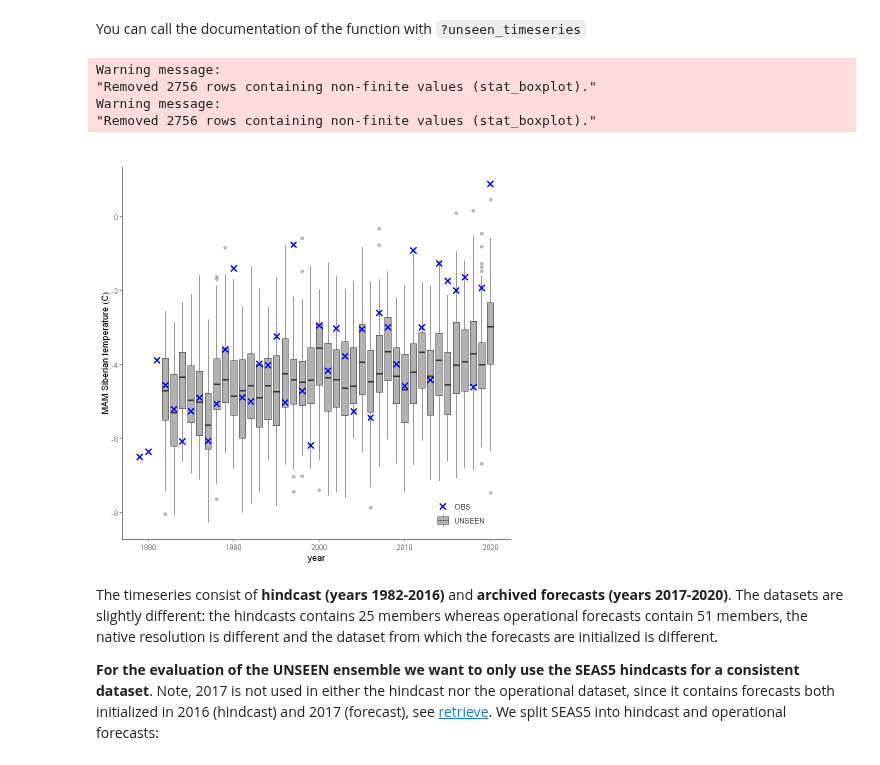
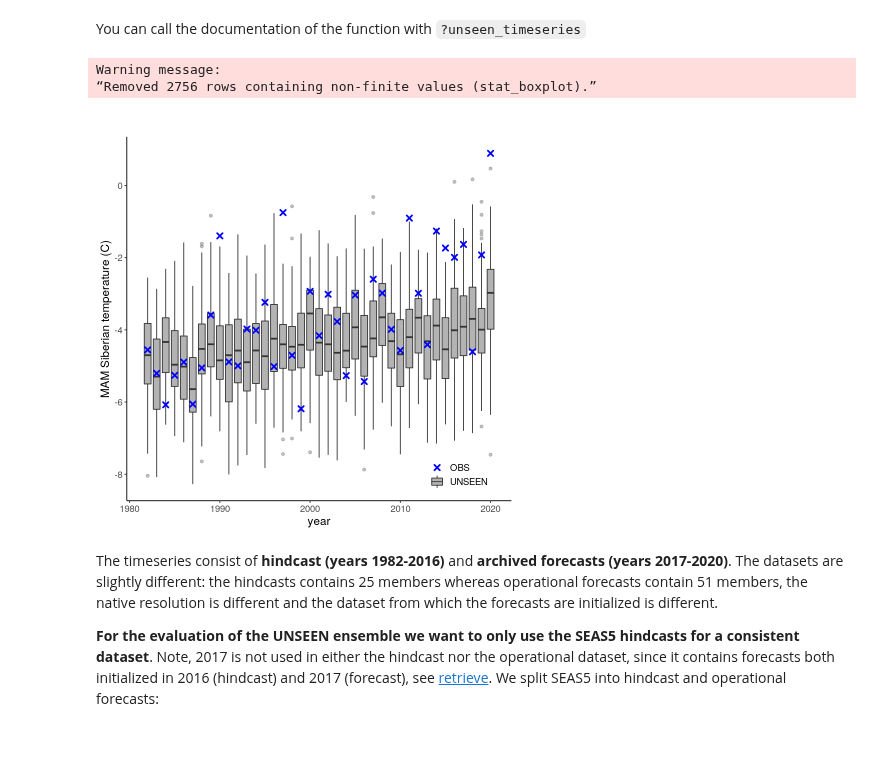
Before and after one commit to ECMWFCode4Earth/UNSEEN-open, a Jupyter notebook: doc/Notebooks/examples/Siberian_Heatwave.ipynb, the cells around one changed output. Drawn from its saved outputs; the diff is of its cells as text; code cells hidden in the pictures.

```diff
--- a/doc/Notebooks/examples/Siberian_Heatwave.ipynb
+++ b/doc/Notebooks/examples/Siberian_Heatwave.ipynb
@@ -119,24 +164,19 @@ We plot the timeseries of SEAS5 (UNSEEN) and ERA5 (OBS) for the the Siberian Hea
 # %% [markdown]
 You can call the documentation of the function with `?unseen_timeseries`
 # %%
-timeseries = unseen_timeseries(
+unseen_timeseries(
     ensemble = SEAS5_Siberia_events_zoomed_df,
-    obs = ERA5_Siberia_events_zoomed,
+    obs = ERA5_Siberia_events_zoomed[ERA5_Siberia_events_zoomed$year > 1981,],
     ensemble_yname = "t2m",
     ensemble_xname = "year",
     obs_yname = "t2m",
     obs_xname = "year",
-    ylab = "MAM Siberian temperature (C)")
-
-timeseries
-
-# ggsave(timeseries, height = 5, width = 6,   filename = "graphs/Siberia_timeseries.png")
+    ylab = "MAM Siberian temperature (C)") +
+theme(text = element_text(size = 14)) #This is to increase the figure font
 # %% [output]
 Warning message:
-"Removed 2756 rows containing non-finite values (stat_boxplot)."
-Warning message:
-"Removed 2756 rows containing non-finite values (stat_boxplot)."
+“Removed 2756 rows containing non-finite values (stat_boxplot).”
-[figure, old version]
+[figure, new version]
 # %% [markdown]
 The timeseries consist of **hindcast (years 1982-2016)** and **archived forecasts (years 2017-2020)**. The datasets are slightly different: the hindcasts contains 25 members whereas operational forecasts contain 51 members, the native resolution is different and the dataset from which the forecasts are initialized is different.
 
```
Also changed, not shown: parts of 32 cells of this notebook, 2 other files.
